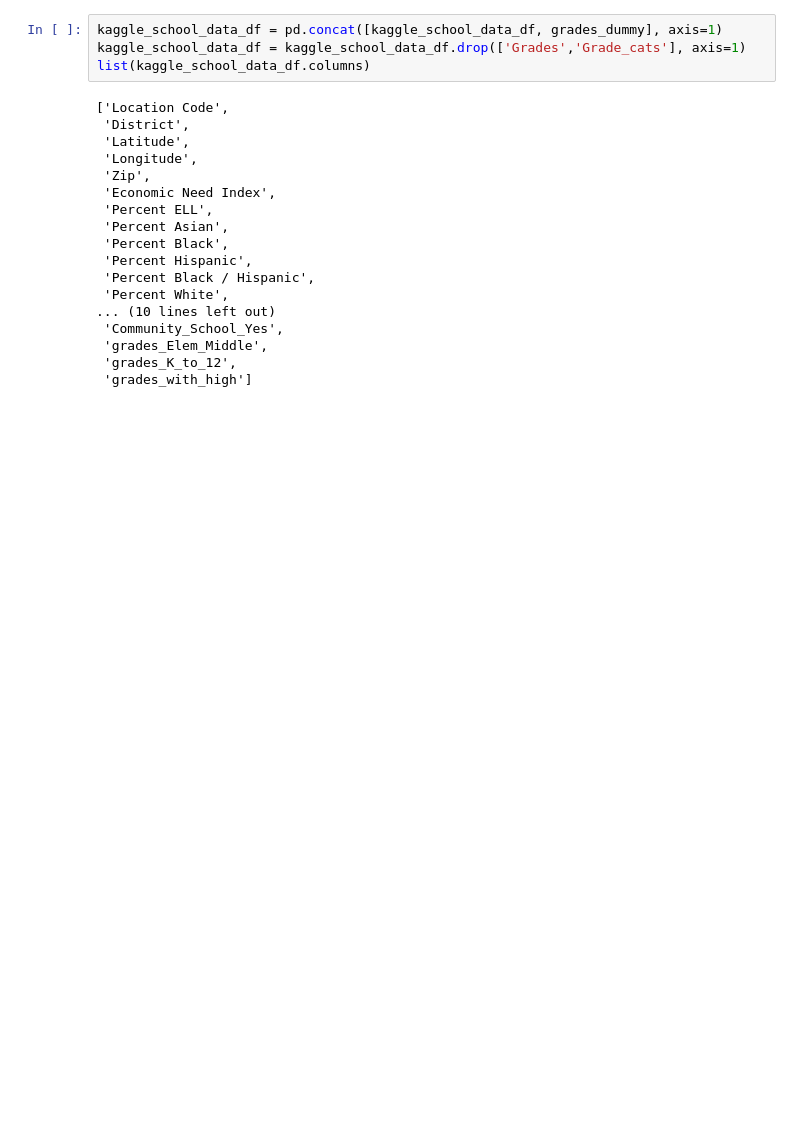
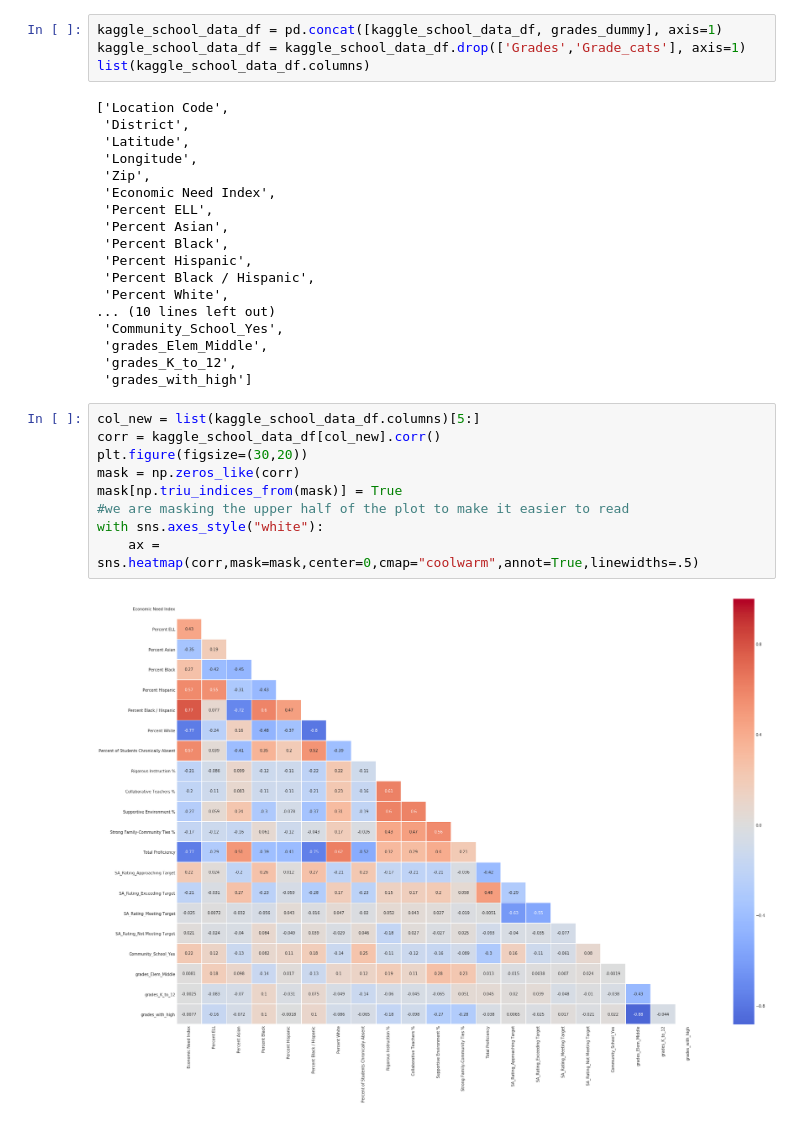
Before and after one commit to elenasm7/Linear-Regression-NYC-Schools, a Jupyter notebook: Cleaned_up_code/Cleaned_notebook_start.ipynb, the cells around one changed output. Drawn from its saved outputs; the diff is of its cells as text; blank space fills up the shorter version.

```diff
--- a/Cleaned_up_code/Cleaned_notebook_start.ipynb
+++ b/Cleaned_up_code/Cleaned_notebook_start.ipynb
@@ -495,3 +495,14 @@ list(kaggle_school_data_df.columns)
  'grades_Elem_Middle',
  'grades_K_to_12',
  'grades_with_high']
+# %%
+col_new = list(kaggle_school_data_df.columns)[5:]
+corr = kaggle_school_data_df[col_new].corr()
+plt.figure(figsize=(30,20))
+mask = np.zeros_like(corr)
+mask[np.triu_indices_from(mask)] = True
+#we are masking the upper half of the plot to make it easier to read
+with sns.axes_style("white"):
+    ax = sns.heatmap(corr,mask=mask,center=0,cmap="coolwarm",annot=True,linewidths=.5)
+# %% [output]
+[figure, added]
```
Also changed, not shown: parts of 1 cell of this notebook.
